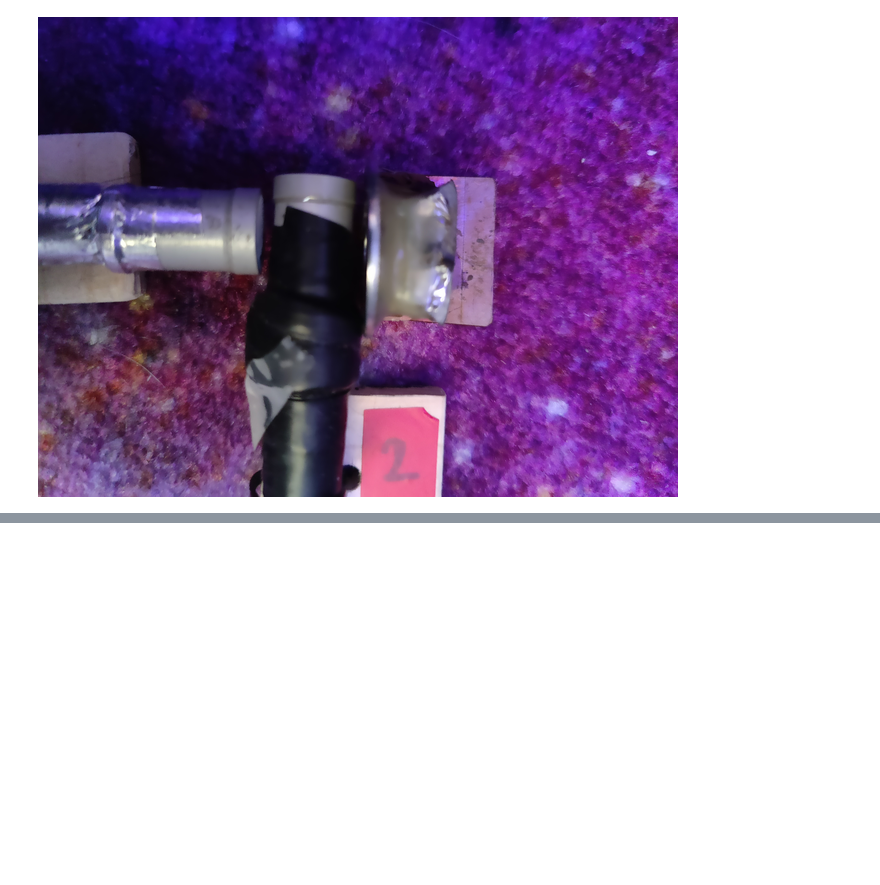
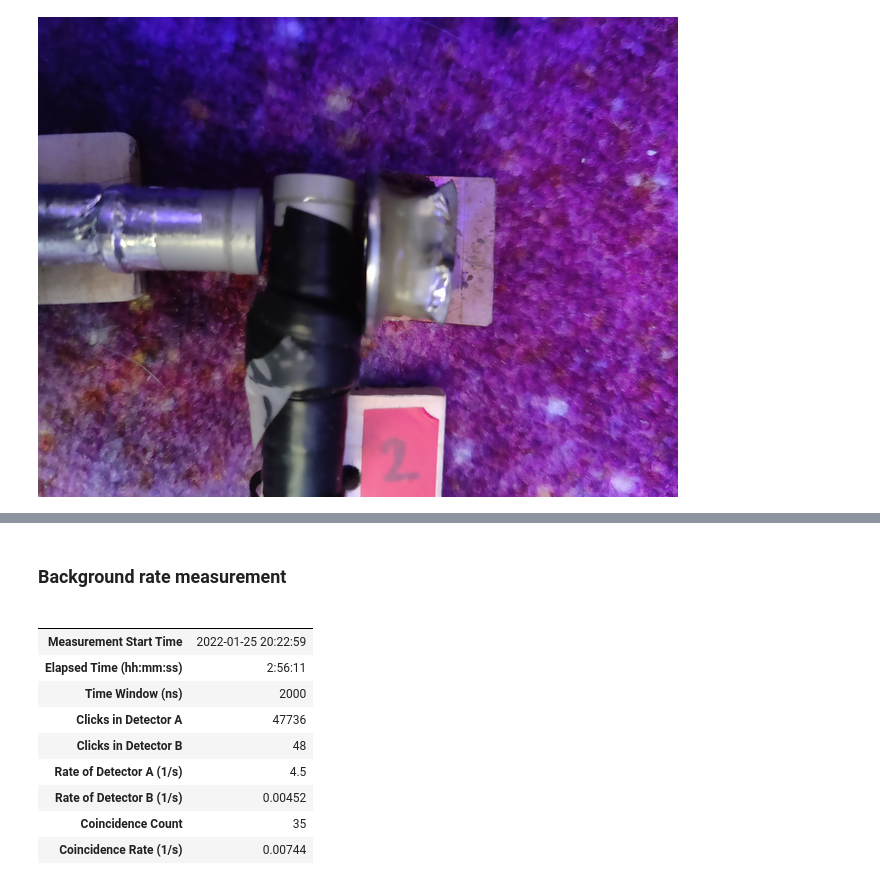
Before and after one commit to markomanninen/tandempiercerexperiment, a Jupyter notebook: report_template/report_template.ipynb, the cells around one changed output, grey strips where cells are left out. Saved outputs shown, nothing was run; the diff lists cells and outputs as text; code cells hidden in the pictures; blank space fills up the shorter version.

```diff
--- a/report_template/report_template.ipynb
+++ b/report_template/report_template.ipynb
@@ -403,0 +409,17 @@ This is the final result of the experiment created in {created}:
+# %% [markdown]
+### Background rate measurement
+# %%
+step3 = show_step3_results()
+step3
+# %% [output]
+|  |  |
+|  |  |
+| Measurement Start Time | 2022-01-25 20:22:59 |
+| Elapsed Time (hh:mm:ss) | 2:56:11 |
+| Time Window (ns) | 2000 |
+| Clicks in Detector A | 47736 |
+| Clicks in Detector B | 48 |
+| Rate of Detector A (1/s) | 4.5 |
+| Rate of Detector B (1/s) | 0.00452 |
+| Coincidence Count | 35 |
+| Coincidence Rate (1/s) | 0.00744 |
```
Also changed, not shown: parts of 50 cells of this notebook.
